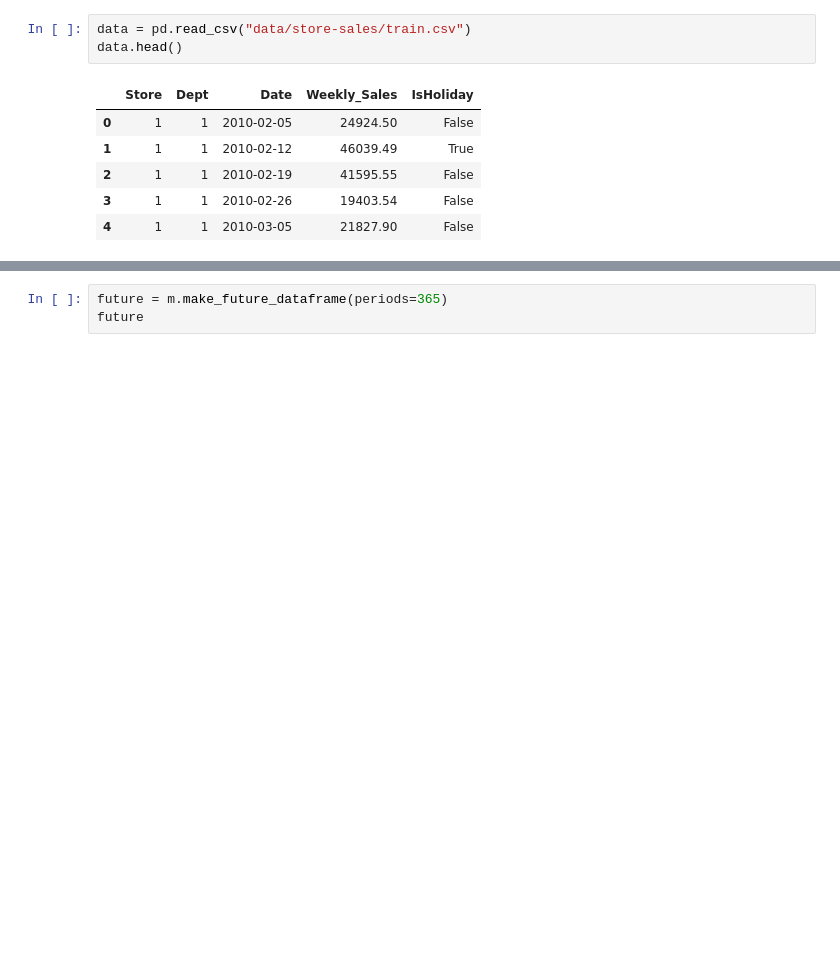
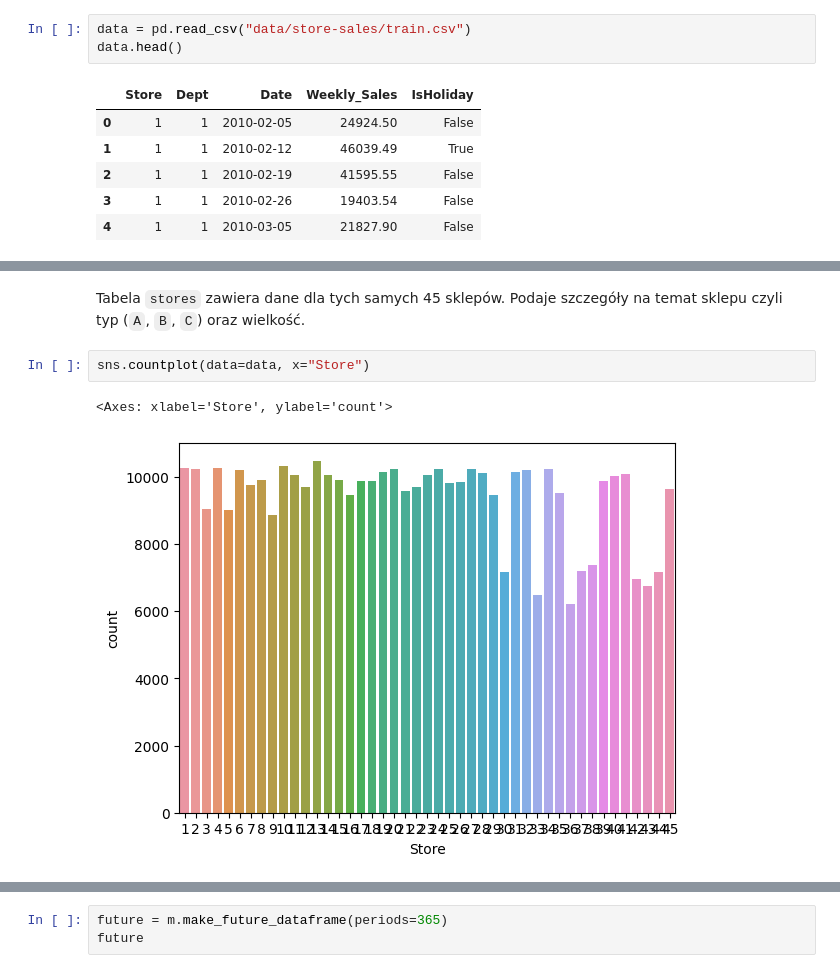
Before and after one commit to czyjtu/time-series-forecasting, a Jupyter notebook: notebooks/store-sales-data.ipynb, the cells around one changed output, grey strips where cells are left out. Saved outputs shown, nothing was run; the diff lists cells and outputs as text; blank space fills up the shorter version.

```diff
--- a/notebooks/store-sales-data.ipynb
+++ b/notebooks/store-sales-data.ipynb
@@ -45,0 +90,7 @@ data.head()
+# %% [markdown]
+Tabela `stores` zawiera dane dla tych samych 45 sklepów. Podaje szczegóły na temat sklepu czyli typ (`A`, `B`, `C`) oraz wielkość.
+# %%
+sns.countplot(data=data, x="Store")
+# %% [output]
+<Axes: xlabel='Store', ylabel='count'>
+[figure, added]
```
Also changed, not shown: parts of 22 cells of this notebook.
